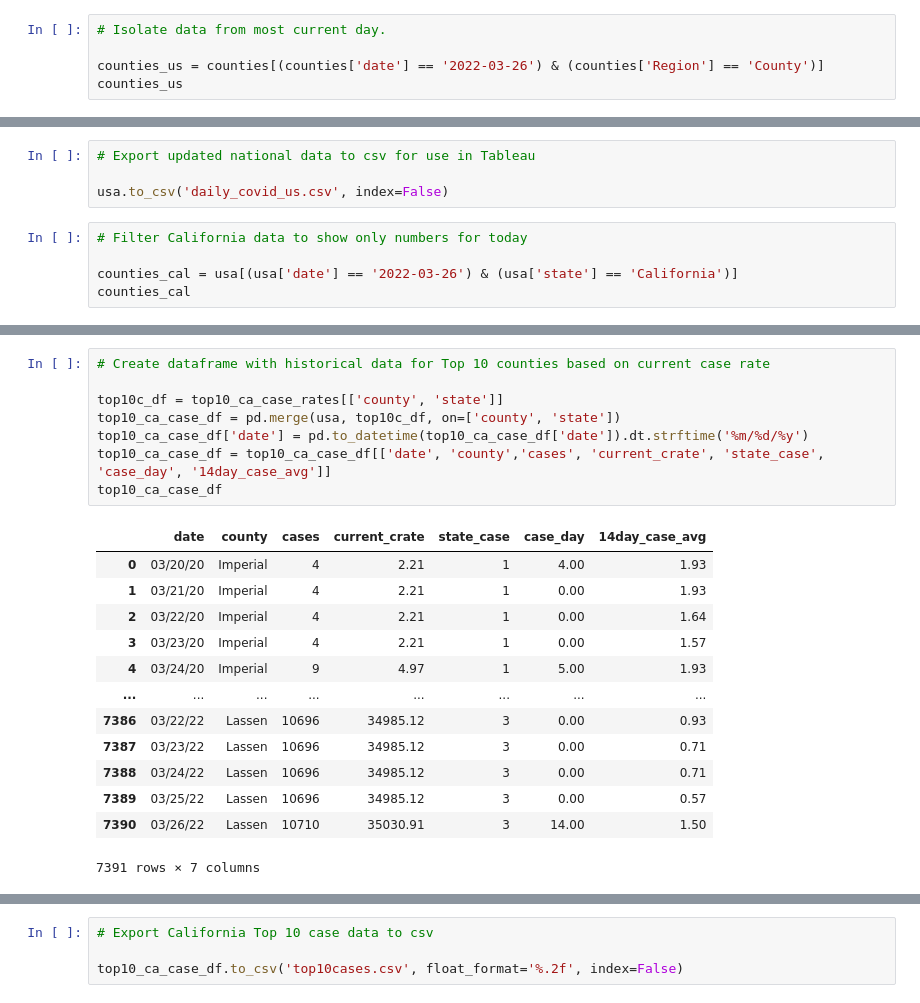
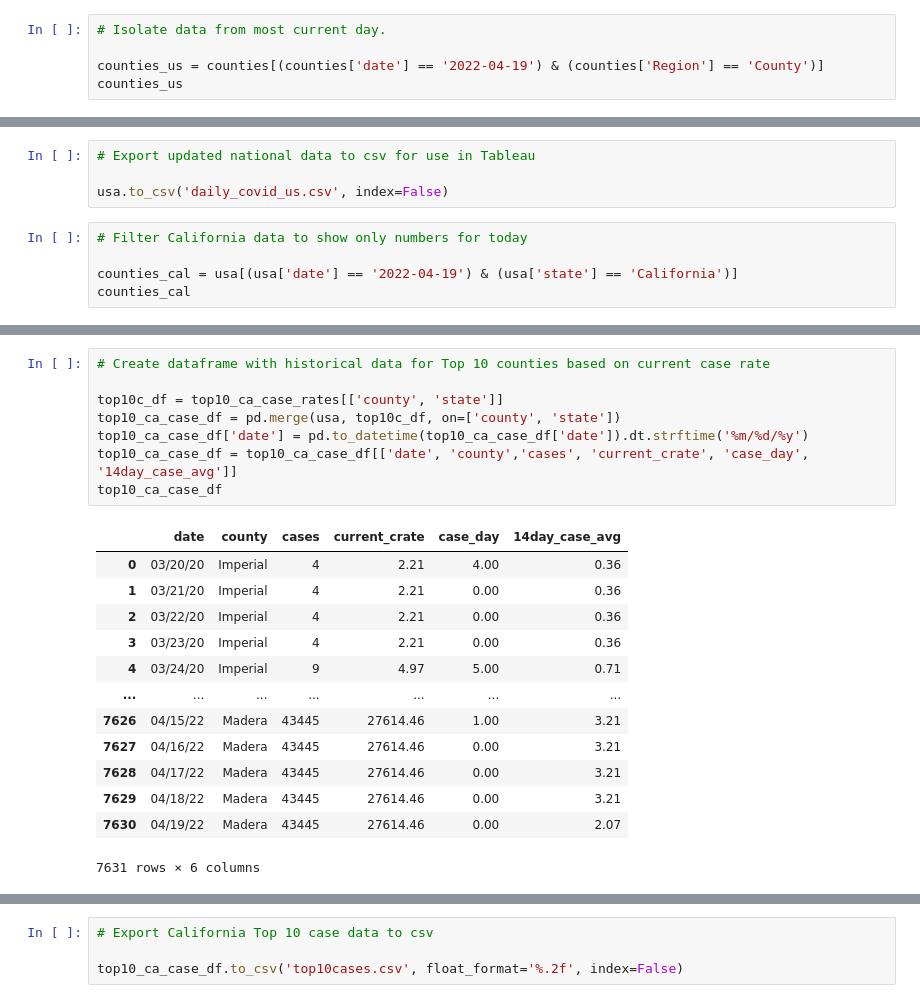
Before and after one commit to menlodoug/covid_crunching, a Jupyter notebook: pandas/COVID_USA.ipynb, the cells around one changed output, grey strips where cells are left out. Drawn from its saved outputs; the diff is of its cells as text.

```diff
--- a/pandas/COVID_USA.ipynb
+++ b/pandas/COVID_USA.ipynb
@@ -94,7 +94,7 @@ counties
 # %%
 # Isolate data from most current day.
 
-counties_us = counties[(counties['date'] == '2022-03-26') & (counties['Region'] == 'County')]
+counties_us = counties[(counties['date'] == '2022-04-19') & (counties['Region'] == 'County')]
 counties_us
 # %% [output]
 |  | date | county | state | cases | deaths | FIPStxt | State2 | Region | population | current_crate | ... |
@@ -249,7 +249,7 @@ usa.to_csv('daily_covid_us.csv', index=False)
 # %%
 # Filter California data to show only numbers for today
 
-counties_cal = usa[(usa['date'] == '2022-03-26') & (usa['state'] == 'California')]
+counties_cal = usa[(usa['date'] == '2022-04-19') & (usa['state'] == 'California')]
 counties_cal
 # %% [output]
 |  | date | county | state | cases | deaths | FIPStxt | State2 | Region | population | current_crate | ... |
@@ -316,25 +316,25 @@ See the caveats in the documentation: https://pandas.pydata.org/pandas-docs/stab
 # %%
 # Create dataframe with historical data for Top 10 counties based on current case rate
 
 top10c_df = top10_ca_case_rates[['county', 'state']]
 top10_ca_case_df = pd.merge(usa, top10c_df, on=['county', 'state'])
 top10_ca_case_df['date'] = pd.to_datetime(top10_ca_case_df['date']).dt.strftime('%m/%d/%y')
-top10_ca_case_df = top10_ca_case_df[['date', 'county','cases', 'current_crate', 'state_case', 'case_day', '14day_case_avg']]
+top10_ca_case_df = top10_ca_case_df[['date', 'county','cases', 'current_crate', 'case_day', '14day_case_avg']]
 top10_ca_case_df
 # %% [output]
-|  | date | county | cases | current_crate | state_case | case_day | 14day_case_avg |
-| 0 | 03/20/20 | Imperial | 4 | 2.21 | 1 | 4.00 | 1.93 |
-| 1 | 03/21/20 | Imperial | 4 | 2.21 | 1 | 0.00 | 1.93 |
-| 2 | 03/22/20 | Imperial | 4 | 2.21 | 1 | 0.00 | 1.64 |
-| 3 | 03/23/20 | Imperial | 4 | 2.21 | 1 | 0.00 | 1.57 |
-| 4 | 03/24/20 | Imperial | 9 | 4.97 | 1 | 5.00 | 1.93 |
-| ... | ... | ... | ... | ... | ... | ... | ... |
-| 7386 | 03/22/22 | Lassen | 10696 | 34985.12 | 3 | 0.00 | 0.93 |
-| 7387 | 03/23/22 | Lassen | 10696 | 34985.12 | 3 | 0.00 | 0.71 |
-| 7388 | 03/24/22 | Lassen | 10696 | 34985.12 | 3 | 0.00 | 0.71 |
-| 7389 | 03/25/22 | Lassen | 10696 | 34985.12 | 3 | 0.00 | 0.57 |
-| 7390 | 03/26/22 | Lassen | 10710 | 35030.91 | 3 | 14.00 | 1.50 |
+|  | date | county | cases | current_crate | case_day | 14day_case_avg |
+| 0 | 03/20/20 | Imperial | 4 | 2.21 | 4.00 | 0.36 |
+| 1 | 03/21/20 | Imperial | 4 | 2.21 | 0.00 | 0.36 |
+| 2 | 03/22/20 | Imperial | 4 | 2.21 | 0.00 | 0.36 |
+| 3 | 03/23/20 | Imperial | 4 | 2.21 | 0.00 | 0.36 |
+| 4 | 03/24/20 | Imperial | 9 | 4.97 | 5.00 | 0.71 |
+| ... | ... | ... | ... | ... | ... | ... |
+| 7626 | 04/15/22 | Madera | 43445 | 27614.46 | 1.00 | 3.21 |
+| 7627 | 04/16/22 | Madera | 43445 | 27614.46 | 0.00 | 3.21 |
+| 7628 | 04/17/22 | Madera | 43445 | 27614.46 | 0.00 | 3.21 |
+| 7629 | 04/18/22 | Madera | 43445 | 27614.46 | 0.00 | 3.21 |
+| 7630 | 04/19/22 | Madera | 43445 | 27614.46 | 0.00 | 2.07 |
-7391 rows × 7 columns
+7631 rows × 6 columns
 # %%
 # Create dataframe with historical data for Top 10 counties based on current death rate
 
```
Also changed, not shown: parts of 14 cells of this notebook, 50 other files.
